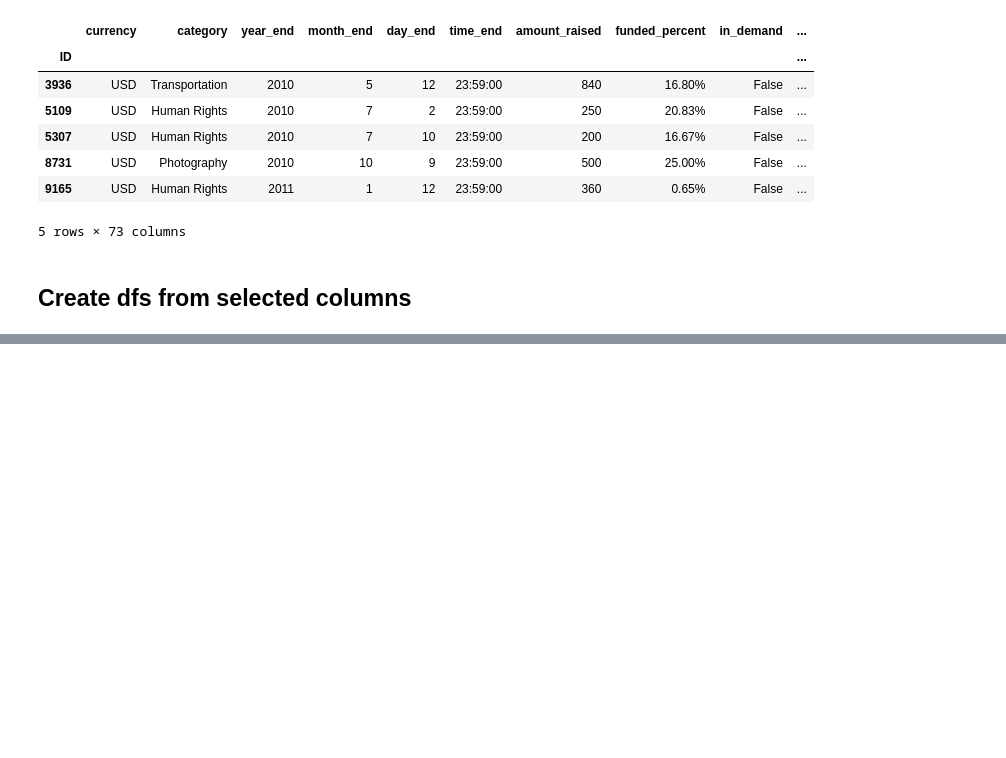
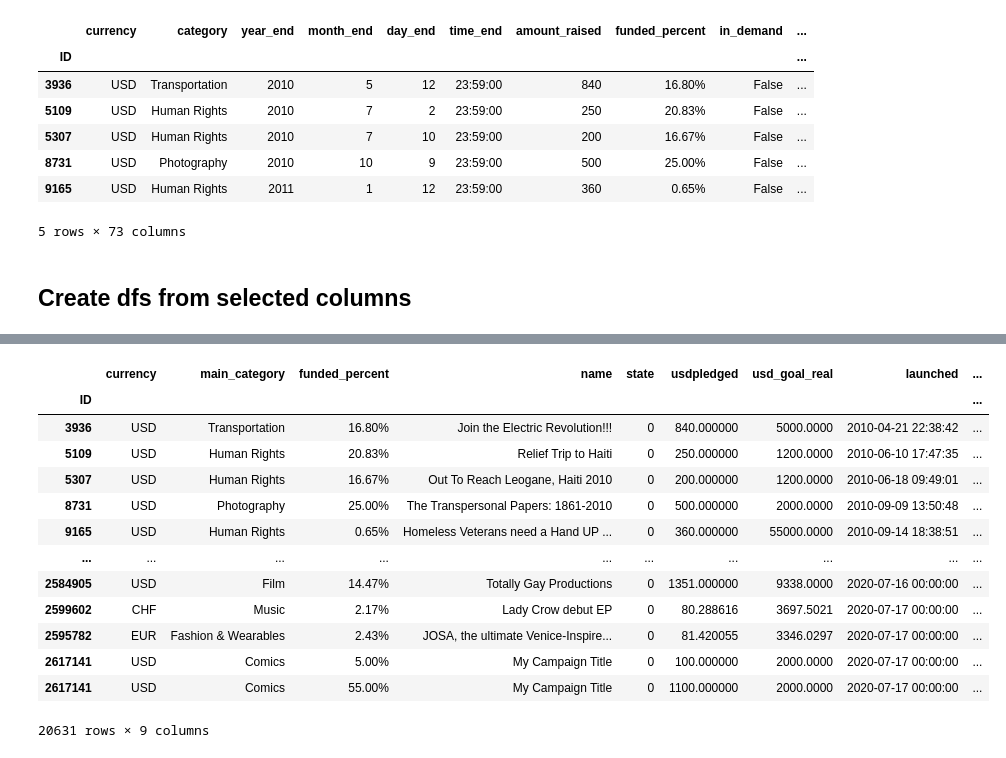
Before and after one commit to Best-Brain-Gang/Crowdfunding_Analysis, a Jupyter notebook: crowdfunding_analyzer.ipynb, the cells around one changed output, grey strips where cells are left out. Drawn from its saved outputs; the diff is of its cells as text; code cells hidden in the pictures; blank space fills up the shorter version.

```diff
--- a/crowdfunding_analyzer.ipynb
+++ b/crowdfunding_analyzer.ipynb
@@ -221,0 +223,19 @@ display(indiegogo_selected_cols_df.head())
+# %%
+# Rename the indiegogo columns to match the kickstarter df
+indiegogo_selected_cols_df.rename(columns={'category' : 'main_category', 'title' : 'name', 'amount_raised_usd' : 'usdpledged', 'goal_usd' : 'usd_goal_real'}, inplace=True)
+indiegogo_selected_cols_df
+# %% [output]
+|  | currency | main_category | funded_percent | name | state | usdpledged | usd_goal_real | launched | ... |
+| ID |  |  |  |  |  |  |  |  | ... |
+| 3936 | USD | Transportation | 16.80% | Join the Electric Revolution!!! | 0 | 840.000000 | 5000.0000 | 2010-04-21 22:38:42 | ... |
+| 5109 | USD | Human Rights | 20.83% | Relief Trip to Haiti | 0 | 250.000000 | 1200.0000 | 2010-06-10 17:47:35 | ... |
+| 5307 | USD | Human Rights | 16.67% | Out To Reach Leogane, Haiti 2010 | 0 | 200.000000 | 1200.0000 | 2010-06-18 09:49:01 | ... |
+| 8731 | USD | Photography | 25.00% | The Transpersonal Papers: 1861-2010 | 0 | 500.000000 | 2000.0000 | 2010-09-09 13:50:48 | ... |
+| 9165 | USD | Human Rights | 0.65% | Homeless Veterans need a Hand UP ... | 0 | 360.000000 | 55000.0000 | 2010-09-14 18:38:51 | ... |
+| ... | ... | ... | ... | ... | ... | ... | ... | ... | ... |
+| 2584905 | USD | Film | 14.47% | Totally Gay Productions | 0 | 1351.000000 | 9338.0000 | 2020-07-16 00:00:00 | ... |
+| 2599602 | CHF | Music | 2.17% | Lady Crow debut EP | 0 | 80.288616 | 3697.5021 | 2020-07-17 00:00:00 | ... |
+| 2595782 | EUR | Fashion & Wearables | 2.43% | JOSA, the ultimate Venice-Inspire... | 0 | 81.420055 | 3346.0297 | 2020-07-17 00:00:00 | ... |
+| 2617141 | USD | Comics | 5.00% | My Campaign Title | 0 | 100.000000 | 2000.0000 | 2020-07-17 00:00:00 | ... |
+| 2617141 | USD | Comics | 55.00% | My Campaign Title | 0 | 1100.000000 | 2000.0000 | 2020-07-17 00:00:00 | ... |
+20631 rows × 9 columns
```
Also changed, not shown: parts of 4 cells of this notebook.
